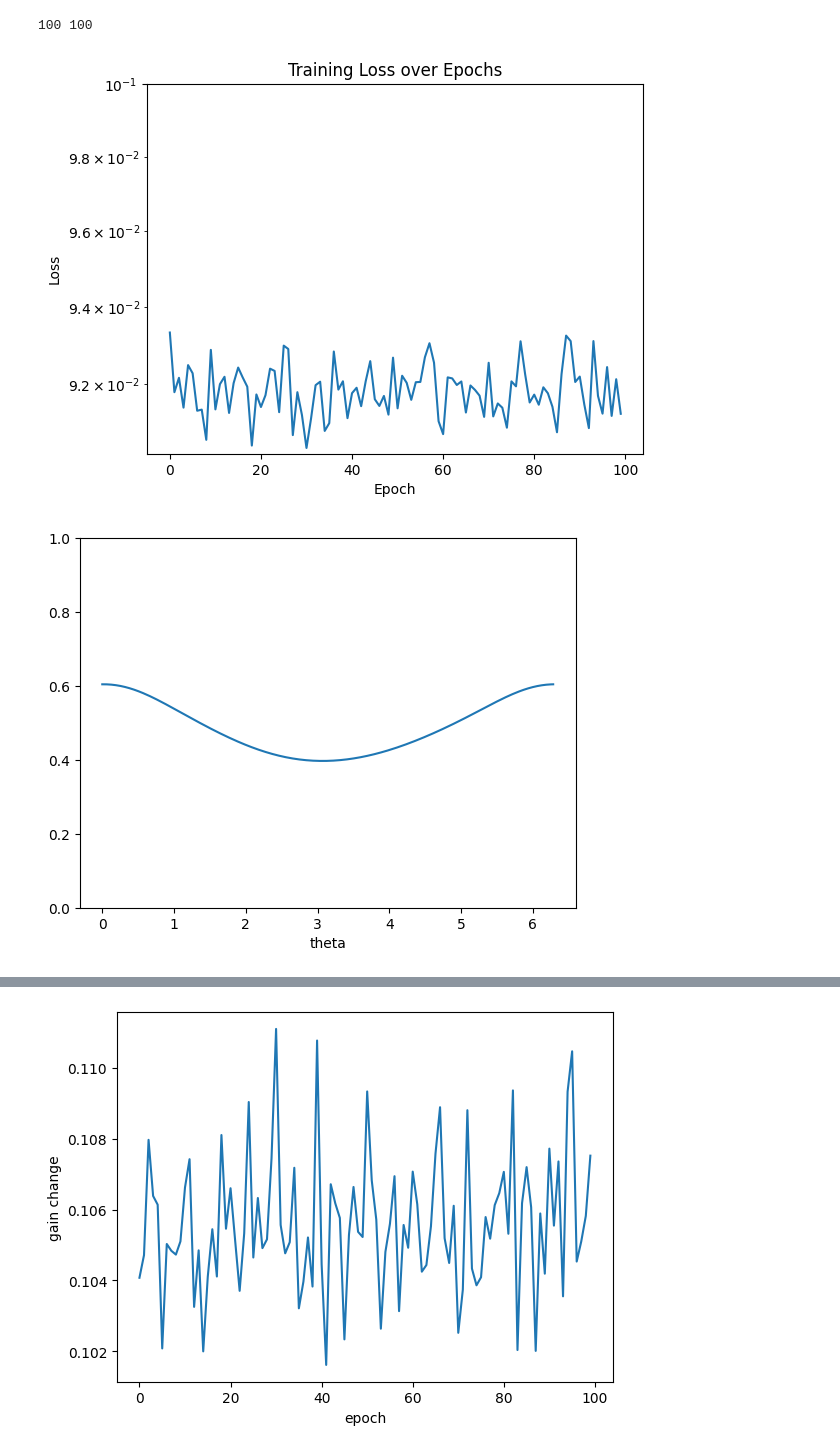
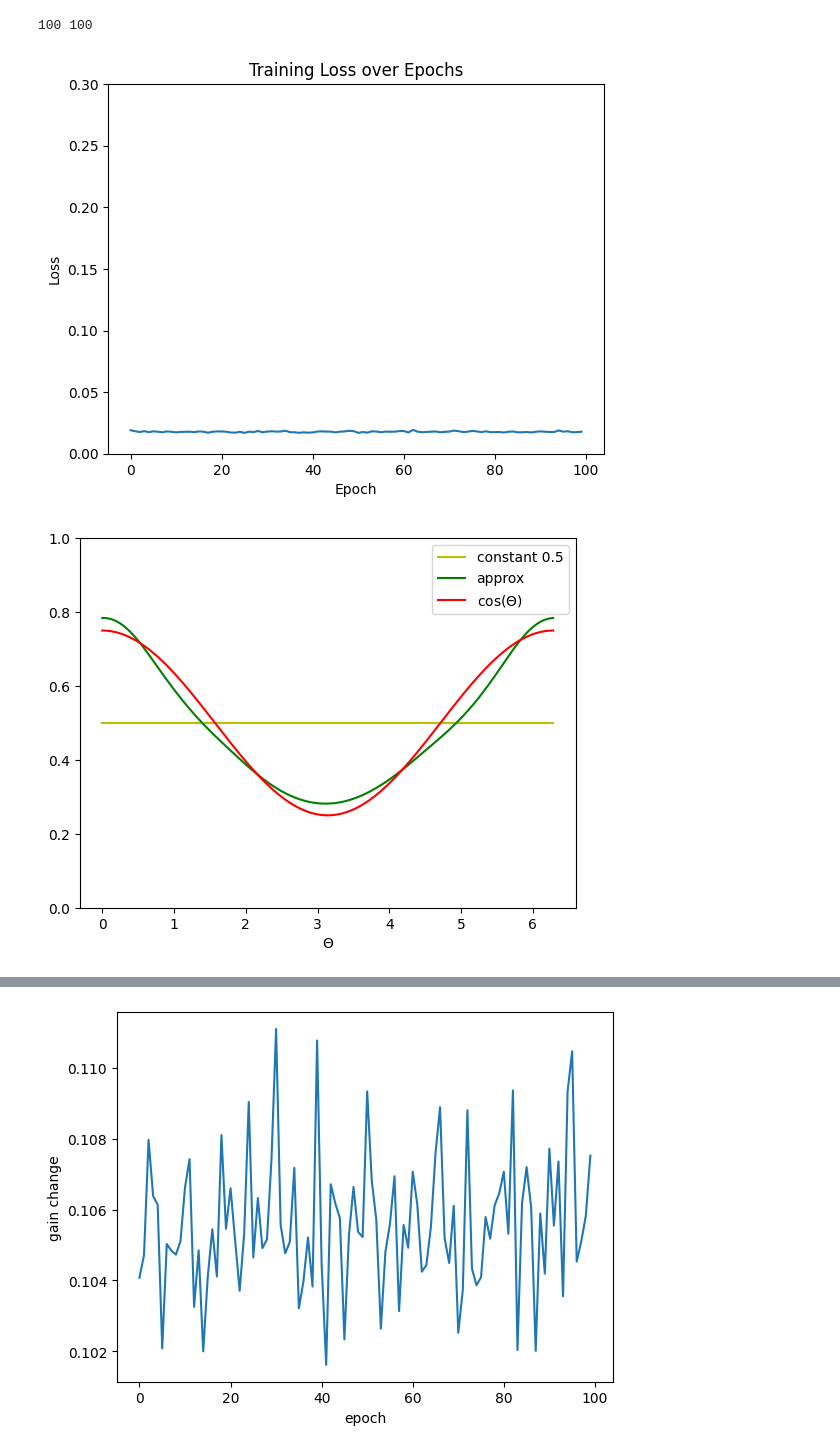
Before and after one commit to BeiGeJin/FBRNN, a Jupyter notebook: FNN/analysis/analysis_abb05_nohebb_multilayer.ipynb, the cells around one changed output, grey strips where cells are left out. Cells and saved outputs as stored; diff of their text form; code cells hidden in the pictures.

```diff
--- a/FNN/analysis/analysis_abb05_nohebb_multilayer.ipynb
+++ b/FNN/analysis/analysis_abb05_nohebb_multilayer.ipynb
@@ -39,30 +39,38 @@ print(len(range(epochs)),len(losses))
 # %%
 # Plotting the loss
 plt.plot(range(epochs), losses)
 plt.xlabel('Epoch')
 plt.ylabel('Loss')
-plt.yscale("log")
-plt.ylim([0,0.1])
+# plt.yscale("log")
+plt.ylim([0,0.3])
 plt.title('Training Loss over Epochs')
 # plt.savefig('abb05_loss.png')
 plt.show()
 # %% [output]
-[figure, old version]
+[figure, new version]
 # %%
 # Plotting the outputs
 model.eval()
 outputs = []
+z = np.cos(xs)/4+0.5
+y = [0.5 for _ in xs]
+
 for x in xs:
     output = model(x)
-    # print(output)
     outputs.append(output.item())
-plt.plot(xs, outputs)
+
+plt.plot(xs, y, color='y', label='constant 0.5')
+plt.plot(xs, outputs, color='g', label='approx')
+plt.plot(xs, z, color='r', label='cos($\Theta$)')
+
 plt.ylim([0,1])
-plt.xlabel("theta")
+plt.xlabel("$\Theta$")
 # plt.savefig('abb05_outputs.png')
+
+plt.legend()
 plt.show()
 # %% [output]
-[figure, old version]
+[figure, new version]
 # %%
 final_gain_0 = gains_0[-1]
 print(len(gains_0))
```
Also changed, not shown: parts of 6 cells of this notebook, 2 other files.
